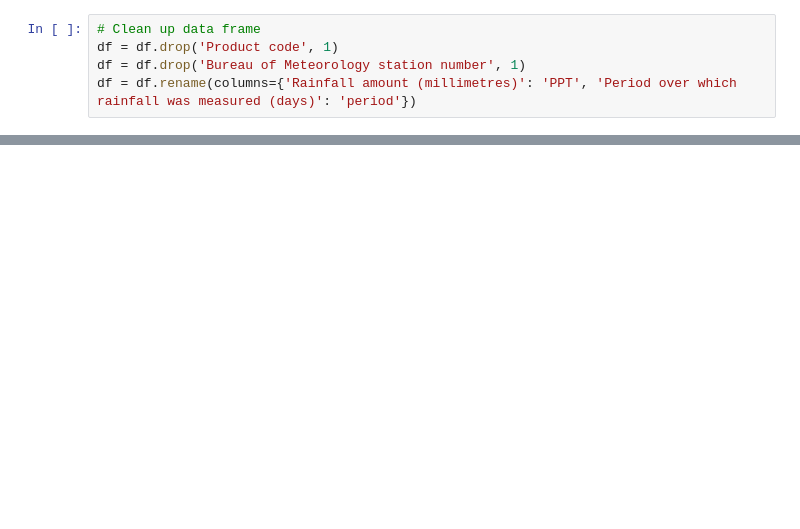
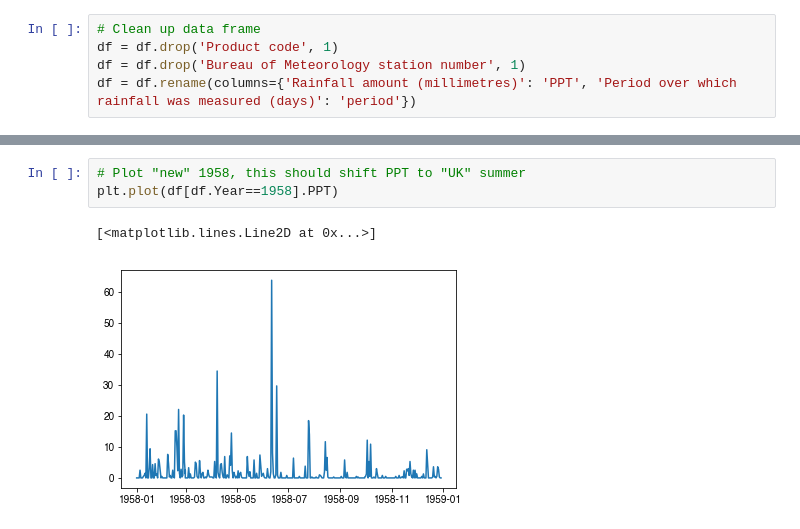
Before and after one commit to mdekauwe/TasFACE_rainfall, a Jupyter notebook: TasFACE_rainfall_analysis.ipynb, the cells around one changed output, grey strips where cells are left out. Cells and saved outputs as stored; diff of their text form; blank space fills up the shorter version.

```diff
--- a/TasFACE_rainfall_analysis.ipynb
+++ b/TasFACE_rainfall_analysis.ipynb
@@ -16,0 +26,6 @@ df = df.rename(columns={'Rainfall amount (millimetres)': 'PPT', 'Period over whi
+# %%
+# Plot "new" 1958, this should shift PPT to "UK" summer
+plt.plot(df[df.Year==1958].PPT)
+# %% [output]
+[<matplotlib.lines.Line2D at 0x...>]
+[figure, added]
```
Also changed, not shown: parts of 17 cells of this notebook, 1 other file.
